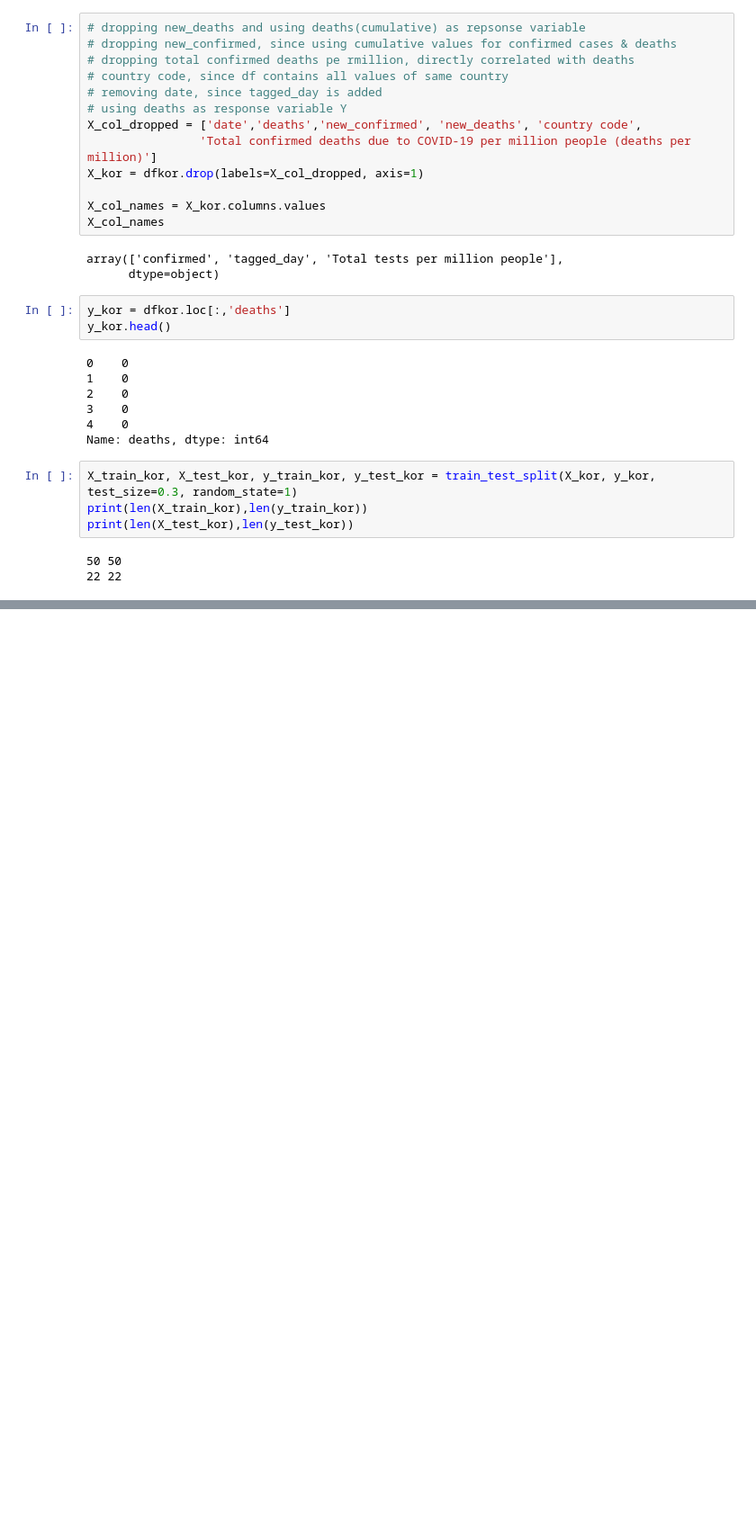
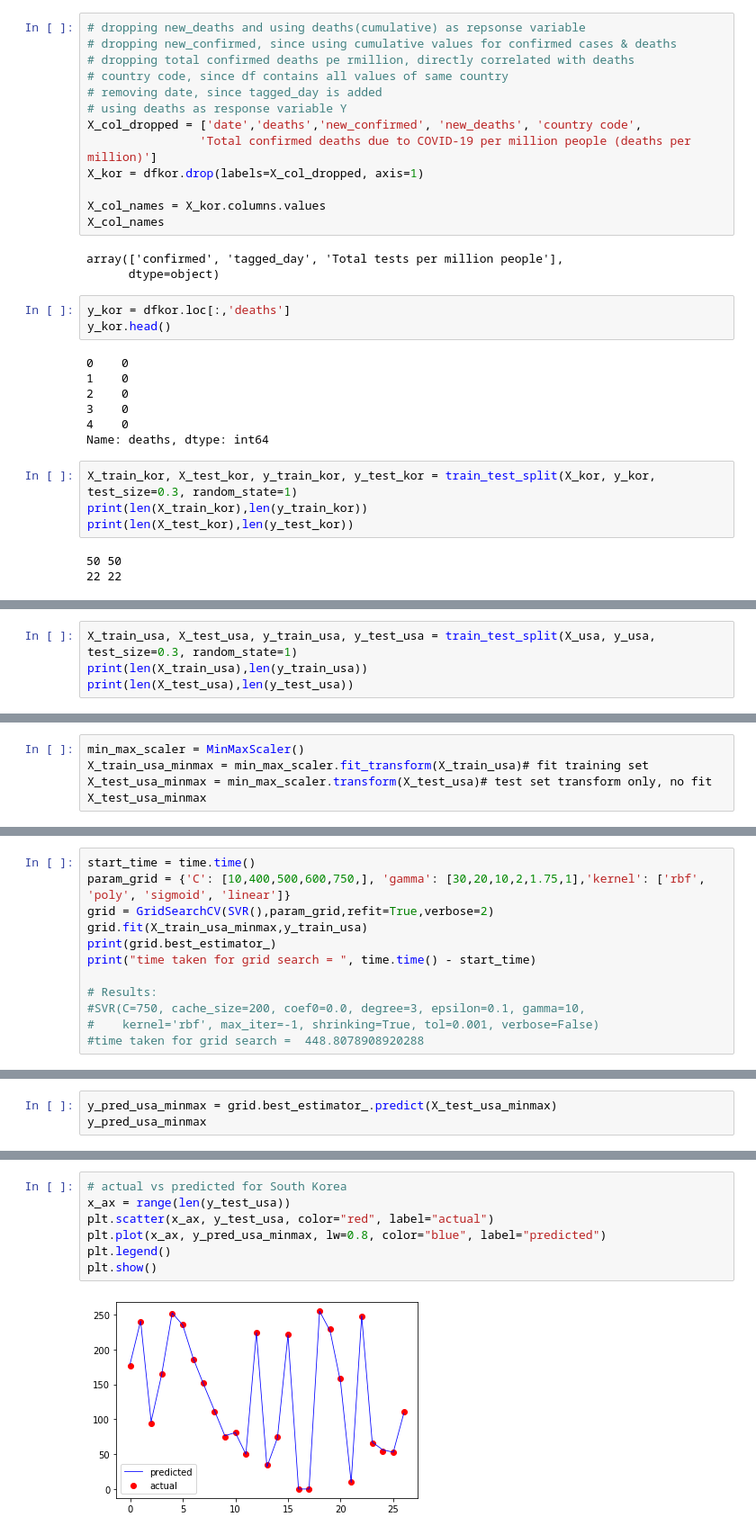
Before and after one commit to kd91/Modeling-of-COVID-19-testing-deaths, a Jupyter notebook: HS630_Final_Report_COVID-19_Testing_Density.ipynb, the cells around one changed output, grey strips where cells are left out. Shown at 90% size. Saved outputs shown, nothing was run; the diff lists cells and outputs as text; blank space fills up the shorter version.

```diff
--- a/HS630_Final_Report_COVID-19_Testing_Density.ipynb
+++ b/HS630_Final_Report_COVID-19_Testing_Density.ipynb
@@ -388,0 +492,4 @@ X_test_kor_minmax
+# %%
+X_train_usa, X_test_usa, y_train_usa, y_test_usa = train_test_split(X_usa, y_usa, test_size=0.3, random_state=1)
+print(len(X_train_usa),len(y_train_usa))
+print(len(X_test_usa),len(y_test_usa))
@@ -388,0 +501,5 @@ X_test_kor_minmax
+# %%
+min_max_scaler = MinMaxScaler()
+X_train_usa_minmax = min_max_scaler.fit_transform(X_train_usa)# fit training set
+X_test_usa_minmax = min_max_scaler.transform(X_test_usa)# test set transform only, no fit
+X_test_usa_minmax
@@ -388,0 +524,12 @@ X_test_kor_minmax
+# %%
+start_time = time.time()
+param_grid = {'C': [10,400,500,600,750,], 'gamma': [30,20,10,2,1.75,1],'kernel': ['rbf', 'poly', 'sigmoid', 'linear']}
+grid = GridSearchCV(SVR(),param_grid,refit=True,verbose=2)
+grid.fit(X_train_usa_minmax,y_train_usa)
+print(grid.best_estimator_)
+print("time taken for grid search = ", time.time() - start_time)
+
+# Results:
+#SVR(C=750, cache_size=200, coef0=0.0, degree=3, epsilon=0.1, gamma=10,
+#    kernel='rbf', max_iter=-1, shrinking=True, tol=0.001, verbose=False)
+#time taken for grid search =  448.8078908920288
@@ -388,0 +569,3 @@ X_test_kor_minmax
+# %%
+y_pred_usa_minmax = grid.best_estimator_.predict(X_test_usa_minmax)
+y_pred_usa_minmax
@@ -388,0 +592,9 @@ X_test_kor_minmax
+# %%
+# actual vs predicted for South Korea
+x_ax = range(len(y_test_usa))
+plt.scatter(x_ax, y_test_usa, color="red", label="actual")
+plt.plot(x_ax, y_pred_usa_minmax, lw=0.8, color="blue", label="predicted")
+plt.legend()
+plt.show()
+# %% [output]
+[figure, added]
```
Also changed, not shown: parts of 19 cells of this notebook.
